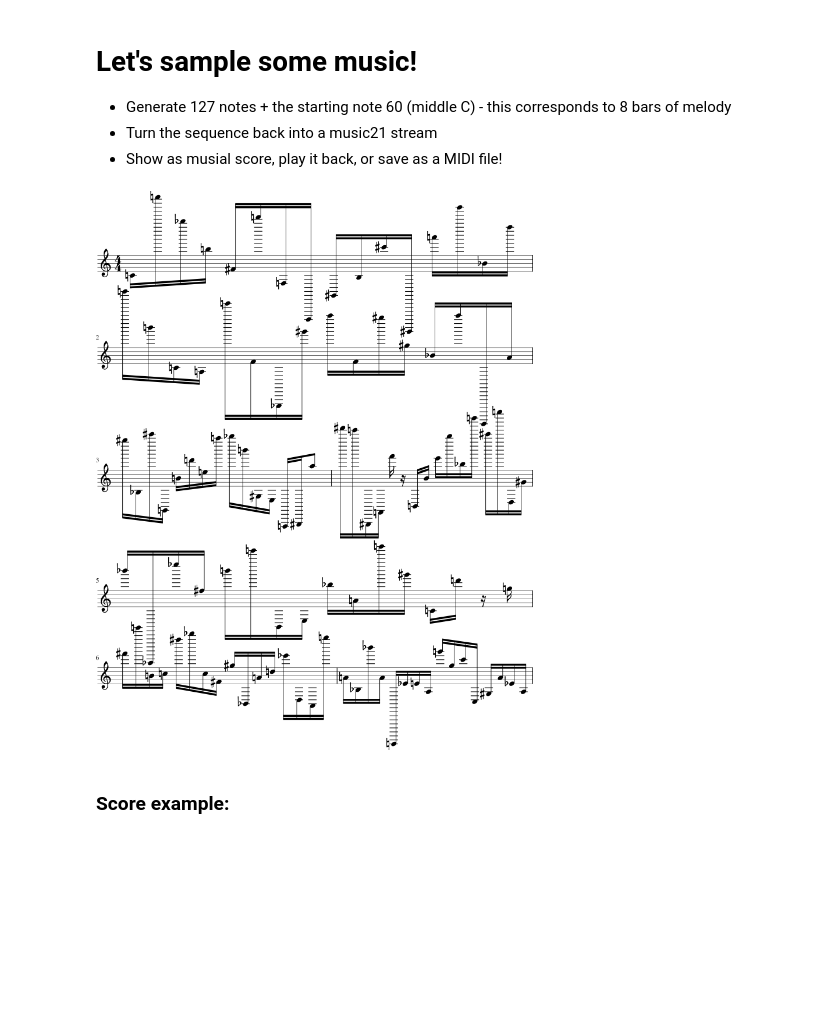
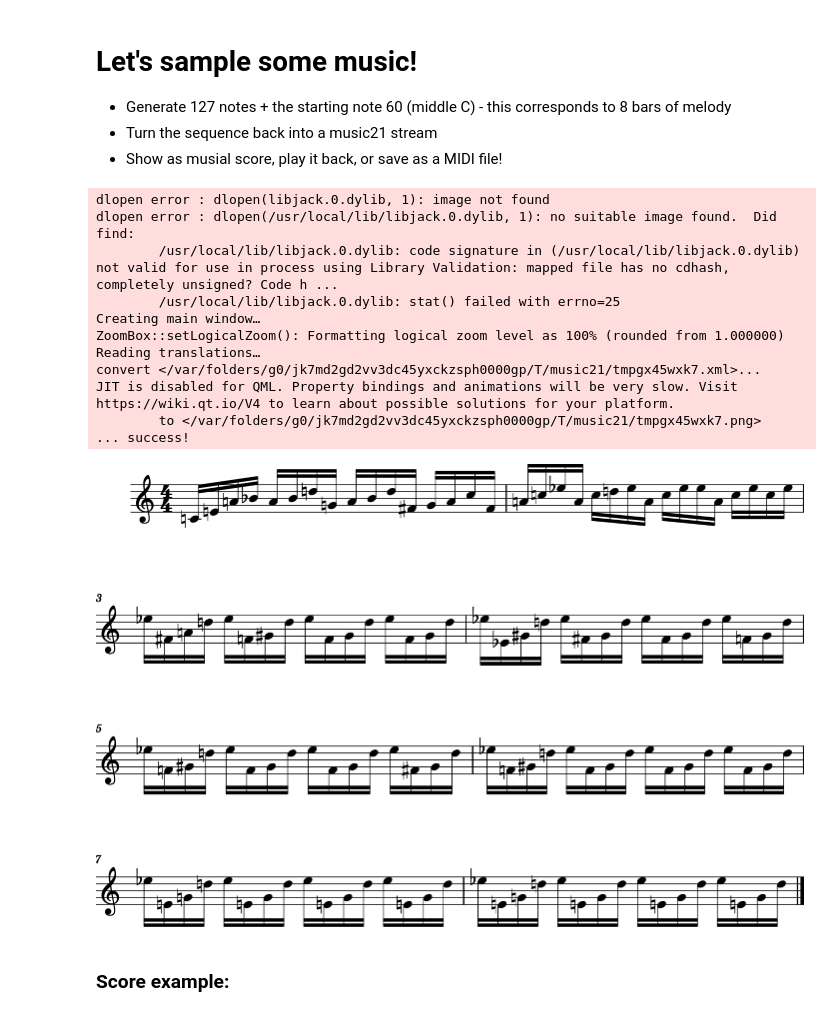
Before and after one commit to cpmpercussion/creative-prediction, a Jupyter notebook: notebooks/3-zeldic-musical-RNN.ipynb, the cells around one changed output. Drawn from its saved outputs; the diff is of its cells as text; code cells hidden in the pictures; blank space fills up the shorter version.

```diff
--- a/notebooks/3-zeldic-musical-RNN.ipynb
+++ b/notebooks/3-zeldic-musical-RNN.ipynb
@@ -420,12 +444,23 @@ def sample_model(seed, model_name, length=400, temperature=1.0):
 - Show as musial score, play it back, or save as a MIDI file!
 # %%
 model_dec.reset_states() # Start with LSTM state blank
-o = sample_model(60, model_dec, length=127, temperature=15.0) # generate 8 bars of melody
+o = sample_model(60, model_dec, length=127, temperature=1.0) # generate 8 bars of melody
 
 melody_stream = noteArrayToStream(o) # turn into a music21 stream
 melody_stream.show() # show the score.
 # %% [output]
+dlopen error : dlopen(libjack.0.dylib, 1): image not found
+dlopen error : dlopen(/usr/local/lib/libjack.0.dylib, 1): no suitable image found.  Did find:
+        /usr/local/lib/libjack.0.dylib: code signature in (/usr/local/lib/libjack.0.dylib) not valid for use in process using Library Validation: mapped file has no cdhash, completely unsigned? Code h ...
+        /usr/local/lib/libjack.0.dylib: stat() failed with errno=25
+Creating main window…
+ZoomBox::setLogicalZoom(): Formatting logical zoom level as 100% (rounded from 1.000000)
+Reading translations…
+convert </var/folders/g0/jk7md2gd2vv3dc45yxckzsph0000gp/T/music21/tmpgx45wxk7.xml>...
+JIT is disabled for QML. Property bindings and animations will be very slow. Visit https://wiki.qt.io/V4 to learn about possible solutions for your platform.
+        to </var/folders/g0/jk7md2gd2vv3dc45yxckzsph0000gp/T/music21/tmpgx45wxk7.png>
+... success!
-[figure, old version]
+[figure, new version]
 # %% [markdown]
 ### Score example:
 
```
Also changed, not shown: parts of 6 cells of this notebook, 3 other files.
